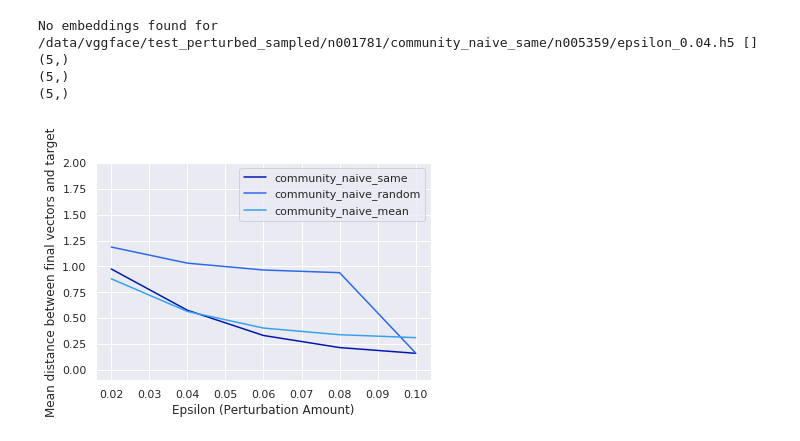
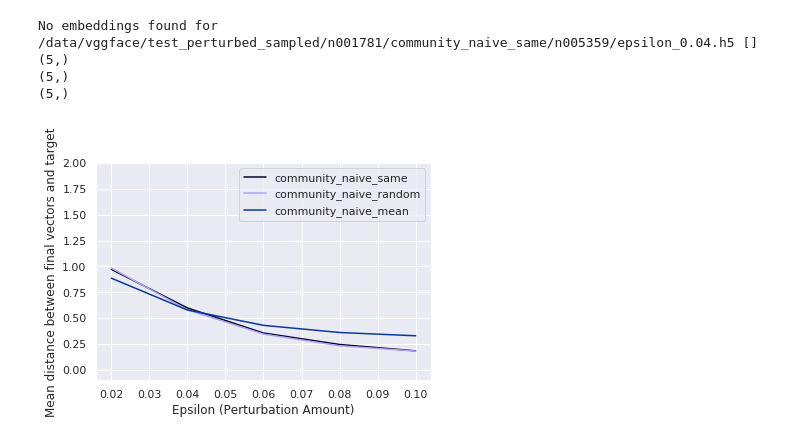
Before and after one commit to psturmfels/adversarial_faces, a Jupyter notebook: notebooks/advex_effectiveness.ipynb, the cells around one changed output. Drawn from its saved outputs; the diff is of its cells as text; code cells hidden in the pictures.

```diff
--- a/notebooks/advex_effectiveness.ipynb
+++ b/notebooks/advex_effectiveness.ipynb
@@ -62,10 +62,10 @@ def final_dist_from_target(
     dist = []
     for eps in adv_target_indices.keys():
         if attack_type == "community_naive_same" or attack_type == "community_naive_random":
-            original_targets = np.take(query_embeddings, adv_target_indices[epsilon], axis=0)
+            original_targets = np.take(query_embeddings, adv_target_indices[eps], axis=0)
         elif attack_type == "community_naive_mean":
             mean_orig = np.mean(query_embeddings, axis=0)
-            original_targets = np.array([mean_orig for _ in range(len(adv[epsilon]))])
+            original_targets = np.array([mean_orig for _ in range(len(adv[eps]))])
         else:
             raise Exception("Unsupported attack type {}".format(attack_type))
 
@@ -90,7 +90,7 @@ def plot_success(
     fig, ax = plt.subplots(nrows=1, ncols=1)
     for atindx, attack_type in enumerate(attack_types):
         succ_for_targets = []
-        for indx, identity in enumerate(identities):
+        for indx, identity in enumerate(["n005359"]):
             succ_for_targets.append(
                 final_dist_from_target(
                     identity,
@@ -125,13 +125,13 @@ kwargs = {
 # %%
 plot_success(
     attack_types=["community_naive_same", "community_naive_random", "community_naive_mean"],
-    colors=['#020024', '#aaa5f9', '#020024', '#073899','#136703', '#00ff2f'],
+    colors=['#020024', '#aaa5f9', '#073899','#136703', '#00ff2f'],
     mode="recall",
     **kwargs
 )
 # %% [output]
 No embeddings found for /data/vggface/test_perturbed_sampled/n001781/community_naive_same/n005359/epsilon_0.04.h5 []
 (5,)
 (5,)
 (5,)
-[figure, old version]
+[figure, new version]
```
Also changed, not shown: parts of 1 cell of this notebook, 3 other files.
